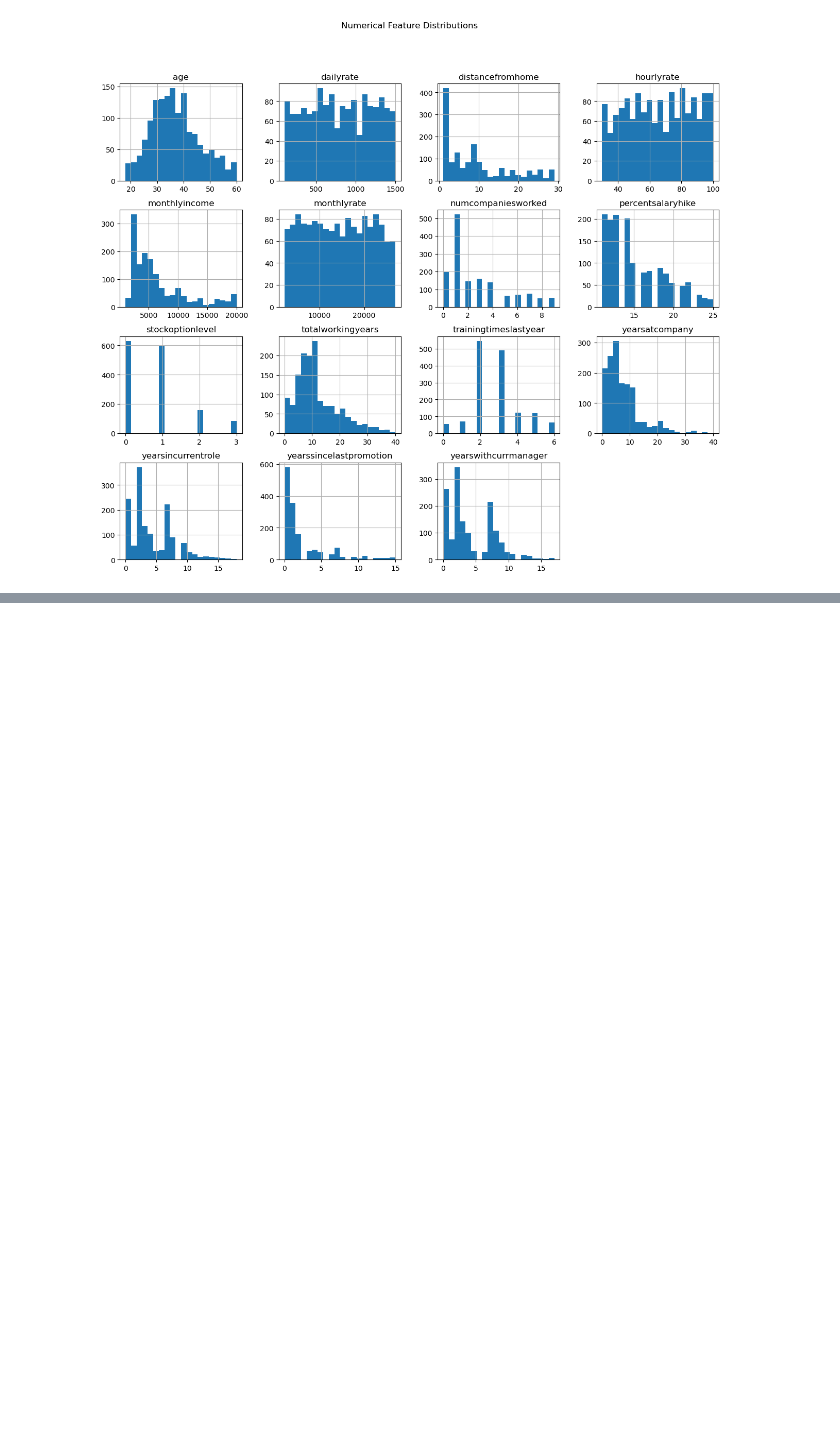
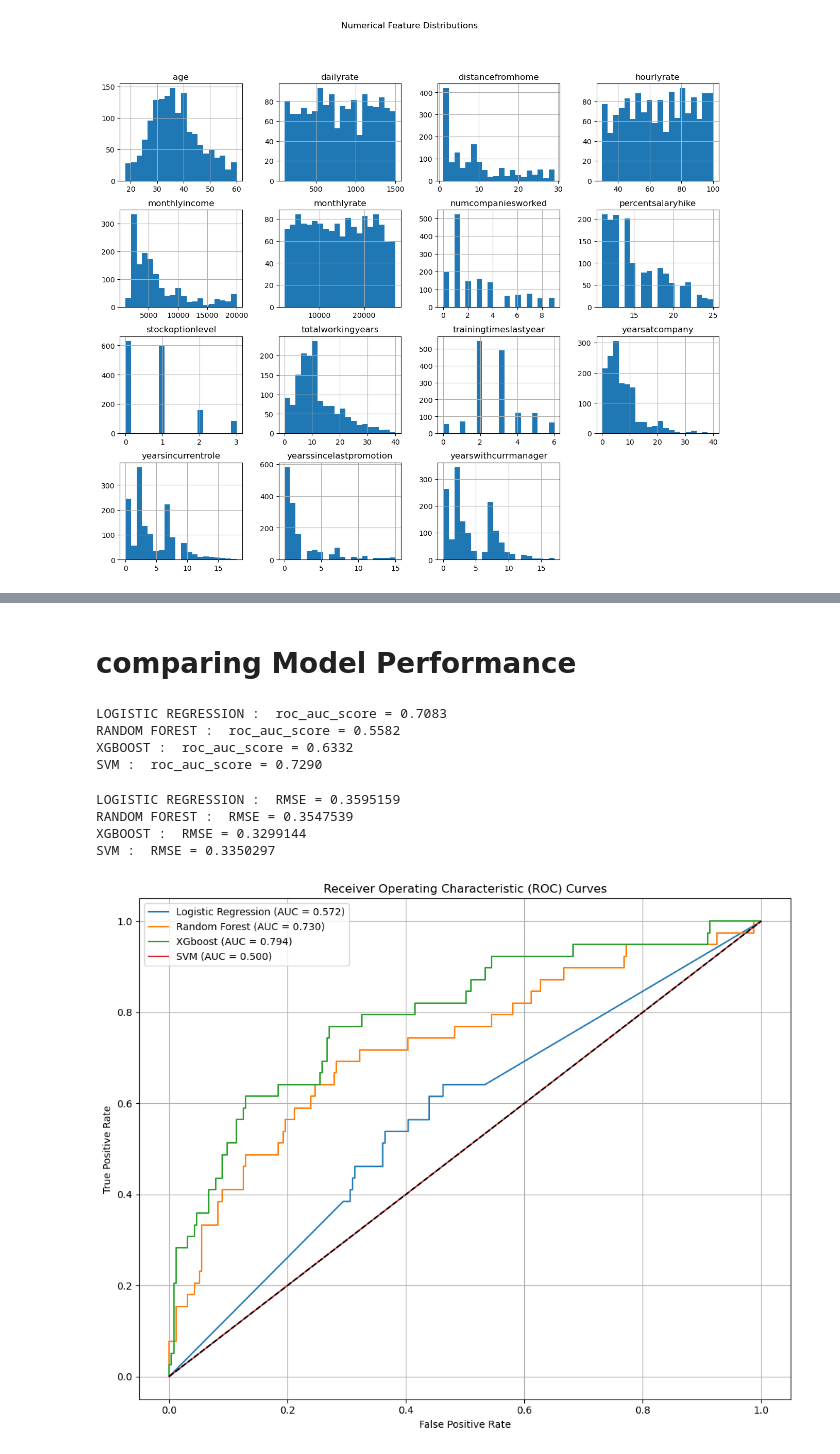
Before and after one commit to ayushsingh991399/Midterm_Project_IBM_HR_Analytic_Attrition, a Jupyter notebook: notebook.ipynb, the cells around one changed output, grey strips where cells are left out. Cells and saved outputs as stored; diff of their text form; code cells hidden in the pictures; blank space fills up the shorter version.

```diff
--- a/notebook.ipynb
+++ b/notebook.ipynb
@@ -368,0 +714,8 @@ for col in category_data:
+# %%
+parameter = [
+    {'C': [1, 10, 100, 1000], 'kernel': ['linear']},
+    {'C': [1, 10, 100, 1000], 'gamma': [0.001, 0.0001], 'kernel': ['rbf']}
+]
+# %%
+search = GridSearchCV(svm, param_grid=parameter, scoring='roc_auc', cv=3, refit=True, verbose=1)
+search.fit(X_train_std, Y_train)
@@ -368,0 +729,3 @@ for col in category_data:
+# %%
+svm = SVC(**search.best_params_)
+svm.fit(X_train_std, Y_train)
@@ -368,0 +770,58 @@ for col in category_data:
+# %% [markdown]
+# comparing Model Performance
+# %%
+models = {
+    'Logistic Regression': lr,
+    'Random Forest': rf,
+    'XGboost': xgb,
+    'SVM': svm
+}
+# %%
+for m in models:
+    print(f"{m.upper()} :  roc_auc_score = {roc_auc_score(Y_test, models[m].predict(X_test_std if m=='SVM' or m=='Logistic Regression' else X_test)):.4f}")
+# %% [output]
+LOGISTIC REGRESSION :  roc_auc_score = 0.7083
+RANDOM FOREST :  roc_auc_score = 0.5582
+XGBOOST :  roc_auc_score = 0.6332
+SVM :  roc_auc_score = 0.7290
+# %%
+for m in models:
+    y_pred = models[m].predict(X_test_std if m=='SVM' or m=='Logistic Regression' else X_test)
+    rounded_rmse = root_mean_squared_error(Y_test, y_pred)
+    print(f"{m.upper()} :  RMSE = {rounded_rmse:.7f}")
+# %% [output]
+LOGISTIC REGRESSION :  RMSE = 0.3595159
+RANDOM FOREST :  RMSE = 0.3547539
+XGBOOST :  RMSE = 0.3299144
+SVM :  RMSE = 0.3350297
+# %%
+R = []
+plt.figure(figsize=(10, 8))
+
+
+for model_name, model in models.items():
+    if hasattr(model, "predict_proba"):
+
+        y_pred_prob = model.predict_proba(X_test)[:, 1]
+    else:
+
+        y_pred_prob = model.decision_function(X_test) if hasattr(model, "decision_function") else model.predict(X_test)
+
+
+    fpr, tpr, _ = roc_curve(Y_test, y_pred_prob)
+
+
+    auc_score = roc_auc_score(Y_test, y_pred_prob)
+
+    R.append((fpr, tpr, model_name, auc_score))
+    plt.plot(fpr, tpr, label=f'{model_name} (AUC = {auc_score:.3f})')
+
+plt.plot([0, 1], [0, 1], 'k--')
+plt.xlabel('False Positive Rate')
+plt.ylabel('True Positive Rate')
+plt.title('Receiver Operating Characteristic (ROC) Curves')
+plt.legend()
+plt.grid(True)
+plt.tight_layout()
+# %% [output]
+[figure, added]
```
Also changed, not shown: parts of 52 cells of this notebook, 2 other files.
